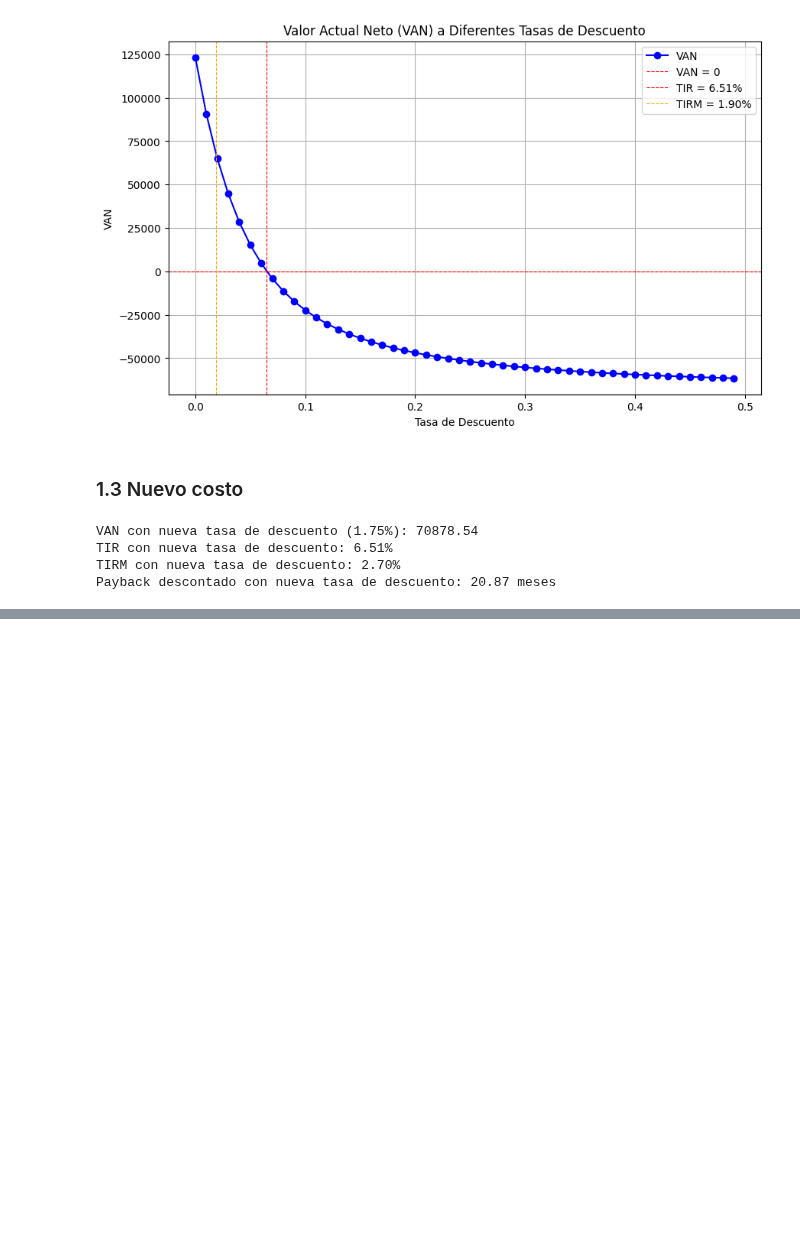
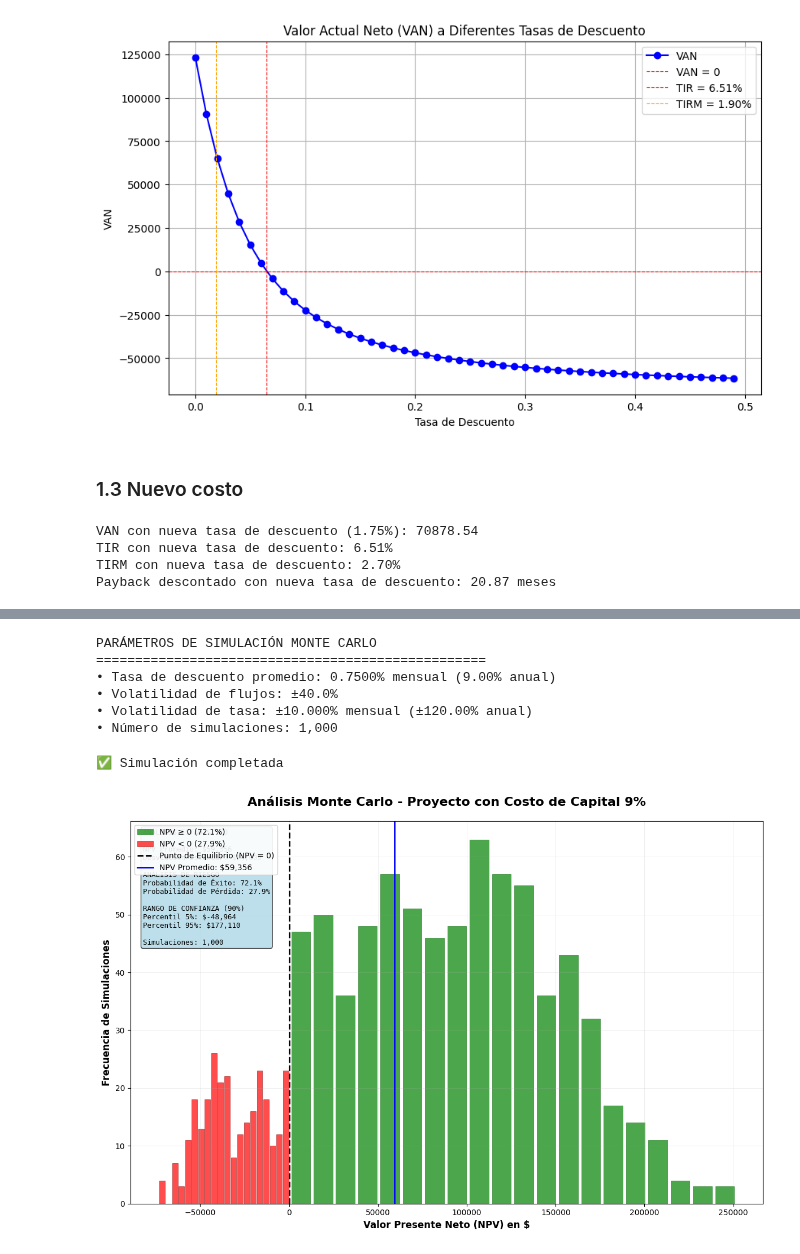
Before and after one commit to alexballera/laboratorio-datos-fce, a Jupyter notebook: 2do_parcial/sesiones/sesion_16_17_finanzas/practicas/practicas-finanzas.ipynb, the cells around one changed output, grey strips where cells are left out. Saved outputs shown, nothing was run; the diff lists cells and outputs as text; code cells hidden in the pictures; blank space fills up the shorter version.

```diff
--- a/2do_parcial/sesiones/sesion_16_17_finanzas/practicas/practicas-finanzas.ipynb
+++ b/2do_parcial/sesiones/sesion_16_17_finanzas/practicas/practicas-finanzas.ipynb
@@ -173,0 +327,42 @@ INTERPRETACIÓN:
+# %%
+# Parámetros de la simulación
+discount_rate_mean = r  # Tasa de descuento promedio (0.75% mensual = 9% anual)
+volatility_flows = 0.40  # 40% de volatilidad en flujos de caja
+volatility_rate = 0.10  # 10% de volatilidad en la tasa de descuento
+simulations = 1000
+
+print("PARÁMETROS DE SIMULACIÓN MONTE CARLO")
+print("=" * 50)
+print(f"• Tasa de descuento promedio: {discount_rate_mean:.4%} mensual ({discount_rate_mean*12:.2%} anual)")
+print(f"• Volatilidad de flujos: ±{volatility_flows:.1%}")
+print(f"• Volatilidad de tasa: ±{volatility_rate:.3%} mensual (±{volatility_rate*12:.2%} anual)")
+print(f"• Número de simulaciones: {simulations:,}")
+print()
+# %% [output]
+PARÁMETROS DE SIMULACIÓN MONTE CARLO
+==================================================
+• Tasa de descuento promedio: 0.7500% mensual (9.00% anual)
+• Volatilidad de flujos: ±40.0%
+• Volatilidad de tasa: ±10.000% mensual (±120.00% anual)
+• Número de simulaciones: 1,000
+# %%
+# Ejecutar simulación Monte Carlo
+resultados_mc = monte_carlo_npv(
+    cash_flows=nuevo_cash_flow,
+    discount_rate_mean=discount_rate_mean,
+    volatility_flows=volatility_flows,
+    volatility_rate=volatility_rate,
+    simulations=simulations
+)
+
+print("✅ Simulación completada")
+# %% [output]
+✅ Simulación completada
+# %%
+# Visualizar resultados con gráfico profesional (con barras más angostas)
+metricas_mc = plot_monte_carlo_results(
+    resultados_mc,
+    "Análisis Monte Carlo - Proyecto con Costo de Capital 9%"
+)
+# %% [output]
+[figure, added]
```
Also changed, not shown: parts of 11 cells of this notebook, 1 other file.
